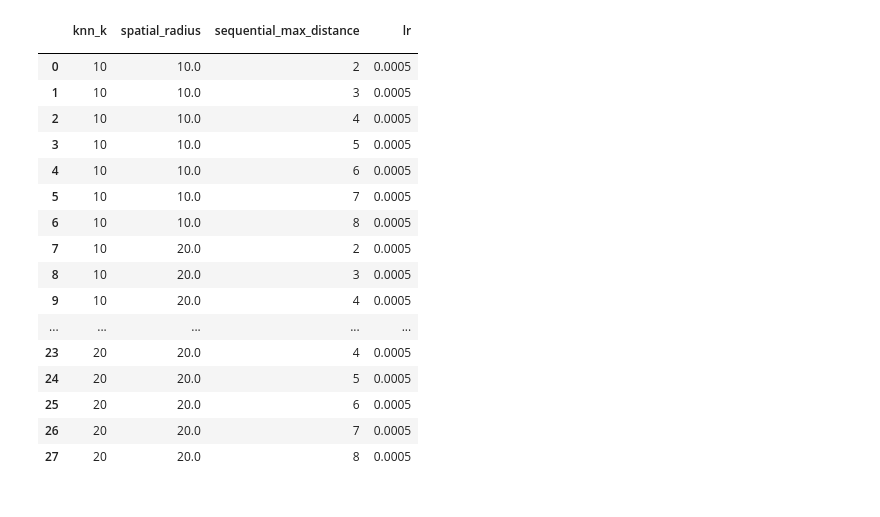
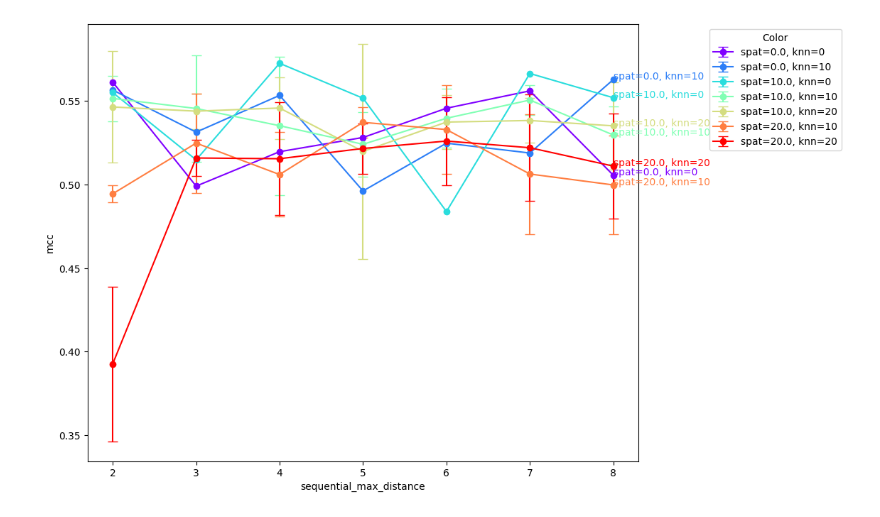
Before and after one commit to dlwocks31/atpbind, a Jupyter notebook: lmg_pretrained_pipeline_edge_type.ipynb, the cells around one changed output. Cells and saved outputs as stored; diff of their text form; code cells hidden in the pictures.

```diff
--- a/lmg_pretrained_pipeline_edge_type.ipynb
+++ b/lmg_pretrained_pipeline_edge_type.ipynb
@@ -101,21 +44,25 @@ Name: (micro_auroc, mean), dtype: float64
-# %%
-df_part[['knn_k', 'spatial_radius', 'sequential_max_distance', 'lr']]
-# %% [output]
-|  | knn_k | spatial_radius | sequential_max_distance | lr |
-|  |  |  |  |  |
-| 0 | 10 | 10.0 | 2 | 0.0005 |
-| 1 | 10 | 10.0 | 3 | 0.0005 |
-| 2 | 10 | 10.0 | 4 | 0.0005 |
-| 3 | 10 | 10.0 | 5 | 0.0005 |
-| 4 | 10 | 10.0 | 6 | 0.0005 |
-| 5 | 10 | 10.0 | 7 | 0.0005 |
-| 6 | 10 | 10.0 | 8 | 0.0005 |
-| 7 | 10 | 20.0 | 2 | 0.0005 |
-| 8 | 10 | 20.0 | 3 | 0.0005 |
-| 9 | 10 | 20.0 | 4 | 0.0005 |
-| ... | ... | ... | ... | ... |
-| 23 | 20 | 20.0 | 4 | 0.0005 |
-| 24 | 20 | 20.0 | 5 | 0.0005 |
-| 25 | 20 | 20.0 | 6 | 0.0005 |
-| 26 | 20 | 20.0 | 7 | 0.0005 |
-| 27 | 20 | 20.0 | 8 | 0.0005 |
+# %%
+
+import matplotlib.pyplot as plt
+import numpy as np
+
+def plot_by_spat_and_knn(df_raw):
+    df = df_raw.groupby(
+        ['knn_k', 'spatial_radius', 'sequential_max_distance']
+    ).aggregate(['mean', 'std']).sort_values('sequential_max_distance').reset_index()
+    colors = plt.cm.rainbow(np.linspace(0, 1, len(df.groupby(['spatial_radius', 'knn_k']))))
+    plt.figure(figsize=(10, 8))
+    for ((spatial_radius, knn_k), group), color in zip(df.groupby(['spatial_radius', 'knn_k']), colors):
+        label = f'spat={spatial_radius}, knn={knn_k}'
+        plt.errorbar(x=group['sequential_max_distance'], y=group[('mcc', 'mean')], yerr=group[('mcc', 'std')], capsize=5,
+                      marker='o', label=label, color=color)
+        plt.annotate(label, (group['sequential_max_distance'].iloc[-1], group[('mcc', 'mean')].iloc[-1]), color=color)
+
+    plt.legend(title='Color', bbox_to_anchor=(1.12, 1), loc='upper left')
+    plt.xlabel('sequential_max_distance')
+    plt.ylabel('mcc')
+    plt.show()
+
+plot_by_spat_and_knn(df)
+# %% [output]
+[figure, added]
```
Also changed, not shown: parts of 3 cells of this notebook, 9 other files.
